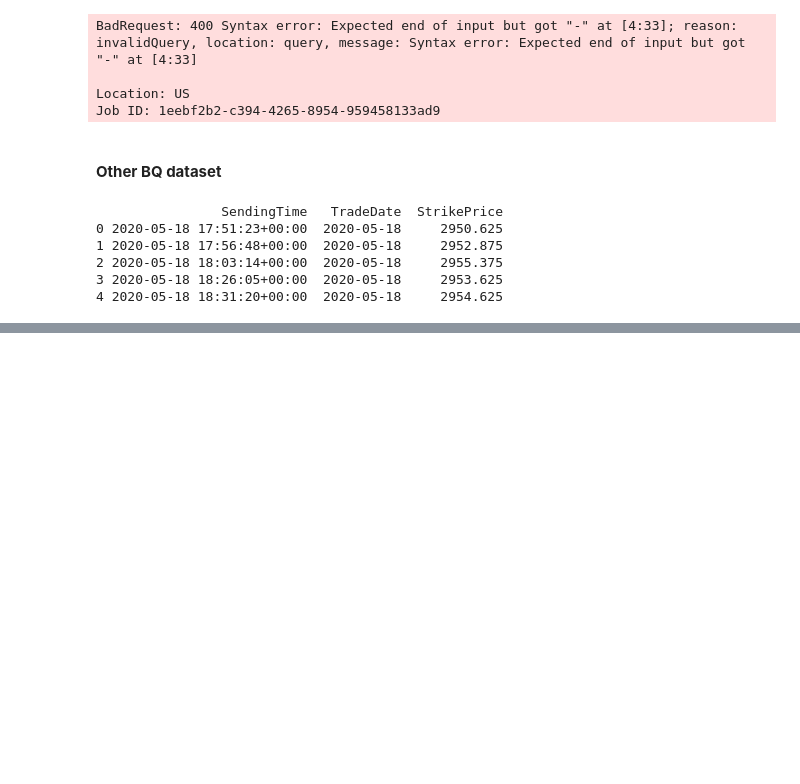
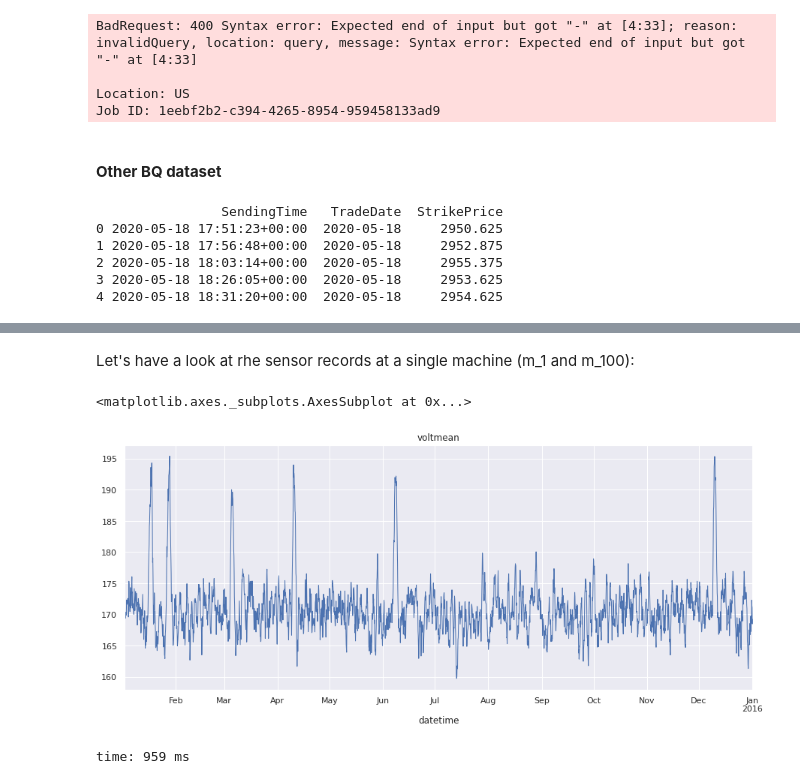
Before and after one commit to deltorobarba/coding, a Jupyter notebook: bigquery.ipynb, the cells around one changed output, grey strips where cells are left out. Drawn from its saved outputs; the diff is of its cells as text; code cells hidden in the pictures; blank space fills up the shorter version.

```diff
--- a/bigquery.ipynb
+++ b/bigquery.ipynb
@@ -383,0 +650,9 @@ print(df.head())
+# %% [markdown]
+Let's have a look at rhe sensor records at a single machine (m_1 and m_100):
+# %%
+sns.set(rc={'figure.figsize':(15, 6)})
+voltmean.m_1.plot(linewidth=1.0,title='voltmean')
+# %% [output]
+<matplotlib.axes._subplots.AxesSubplot at 0x...>
+[figure, added]
+time: 959 ms
```
Also changed, not shown: parts of 83 cells of this notebook.
